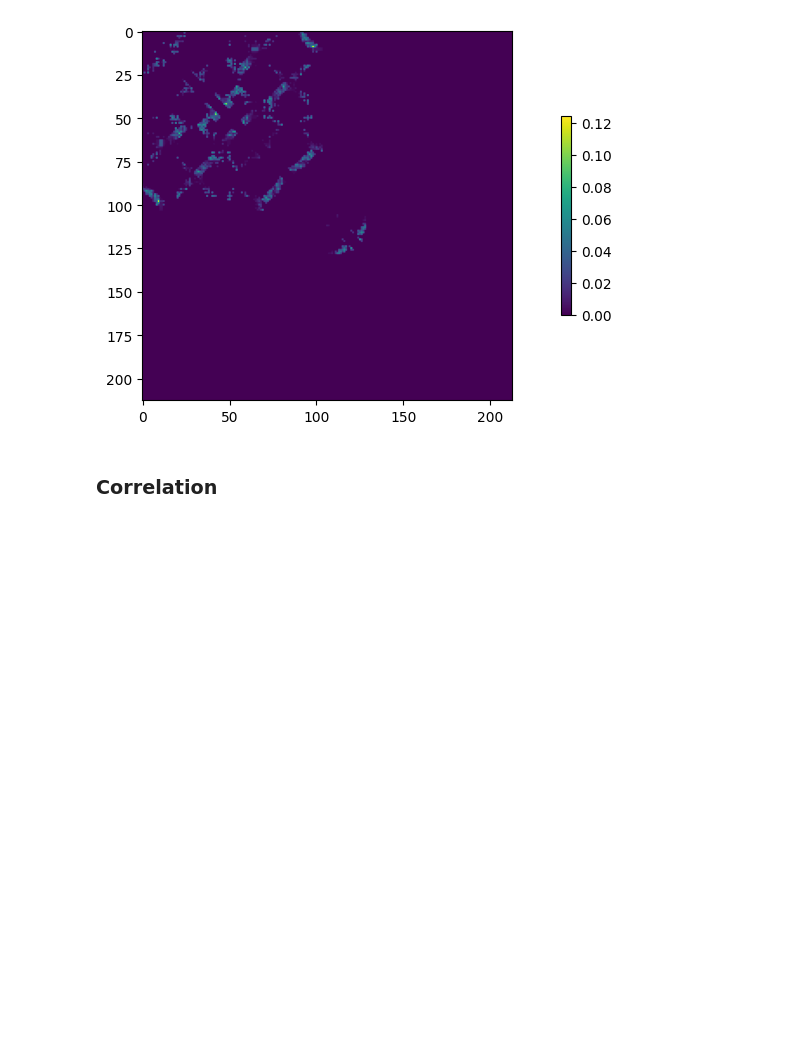
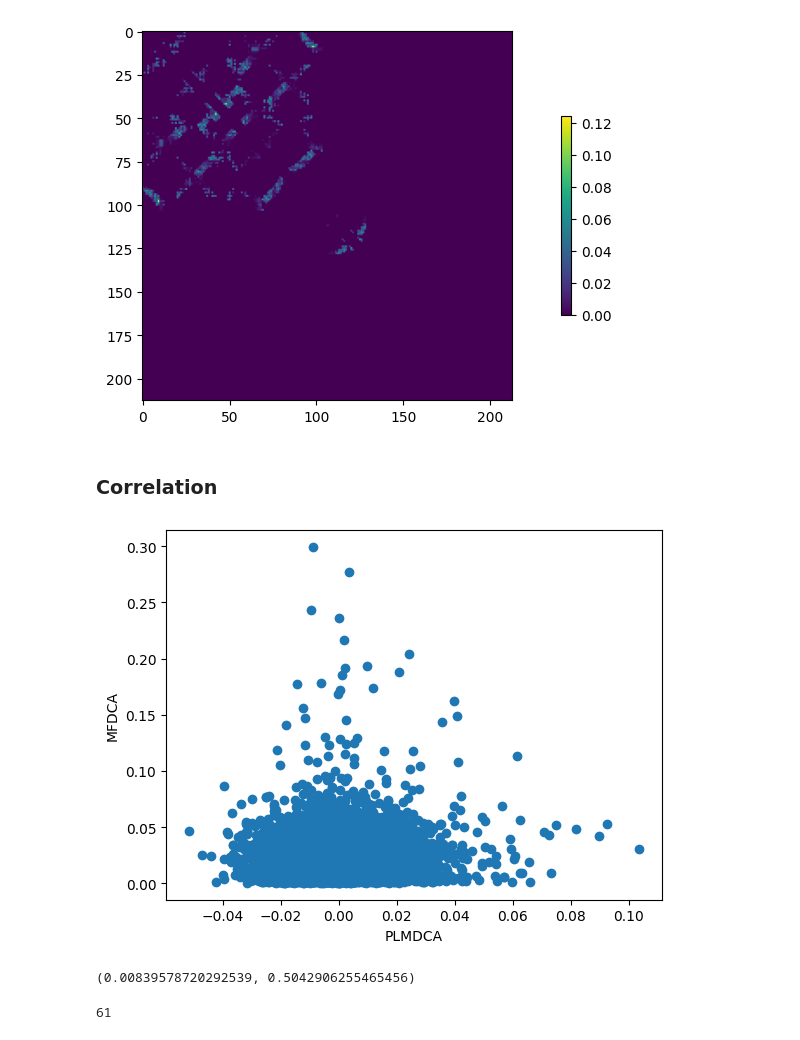
Before and after one commit to Vincent-La/cmsc702-protein-lm, a Jupyter notebook: notebooks/scoring_correlation.ipynb, the cells around one changed output. Cells and saved outputs as stored; diff of their text form; code cells hidden in the pictures; blank space fills up the shorter version.

Commit message:
PLOTS

```diff
--- a/notebooks/scoring_correlation.ipynb
+++ b/notebooks/scoring_correlation.ipynb
@@ -22,6 +22,18 @@ SYMMETRIC = True
 # Filter predictions that are greater than "dist" and then take the top L
 def filter_L(df:pd.DataFrame, L:int=90, dist:int=4):
     return df[df.apply(lambda df: df["i"] + dist < df["j"], axis=1)][:L].reset_index(drop=True)
+
+def get_matches(df_a, df_b):
+    a_values = []
+    b_values = []
+    for idx in range(df_a.shape[0]):
+        i, j = df_a[['i','j']].iloc[idx]
+        query_result = df_b[df_b.apply(lambda df: df["i"] == i and df["j"] == j, axis=1)]
+        if query_result.shape[0] != 0:
+            a_values.append(df_a.iloc[idx]["prob"])
+            b_values.append(query_result["prob"].iloc[0])
+    returned = pd.DataFrame({"a_prob": a_values, "b_prob": b_values})
+    return returned
 
 # create dataframe of ranked pairs from ESM contact matrix
 def df_from_esm_contact_matrix(contact_matrix):
@@ -190,0 +202,16 @@ corr, p = spearmanr(np.random.random([10,10]), np.random.random([10,10]))
+# %%
+matches = get_matches(plmdca_df, mfdca_df)
+plt.scatter(matches["a_prob"], matches["b_prob"])
+plt.xlabel("PLMDCA") # NOTE: set axes same and draw diagonal
+plt.ylabel("MFDCA")
+corr, p = spearmanr(matches["a_prob"], matches["b_prob"])
+# %% [output]
+[figure, added]
+# %%
+corr, p
+# %% [output]
+(0.00839578720292539, 0.5042906255465456)
+# %%
+ayy
+# %% [output]
+61
```
Also changed, not shown: parts of 3 cells of this notebook.
